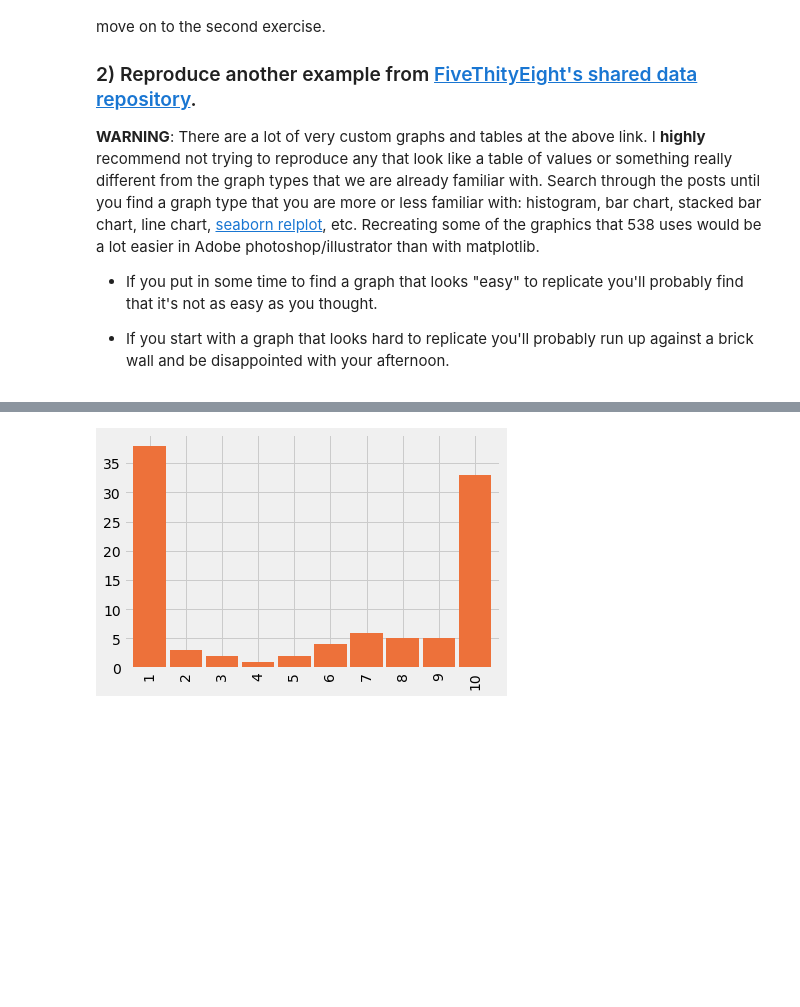
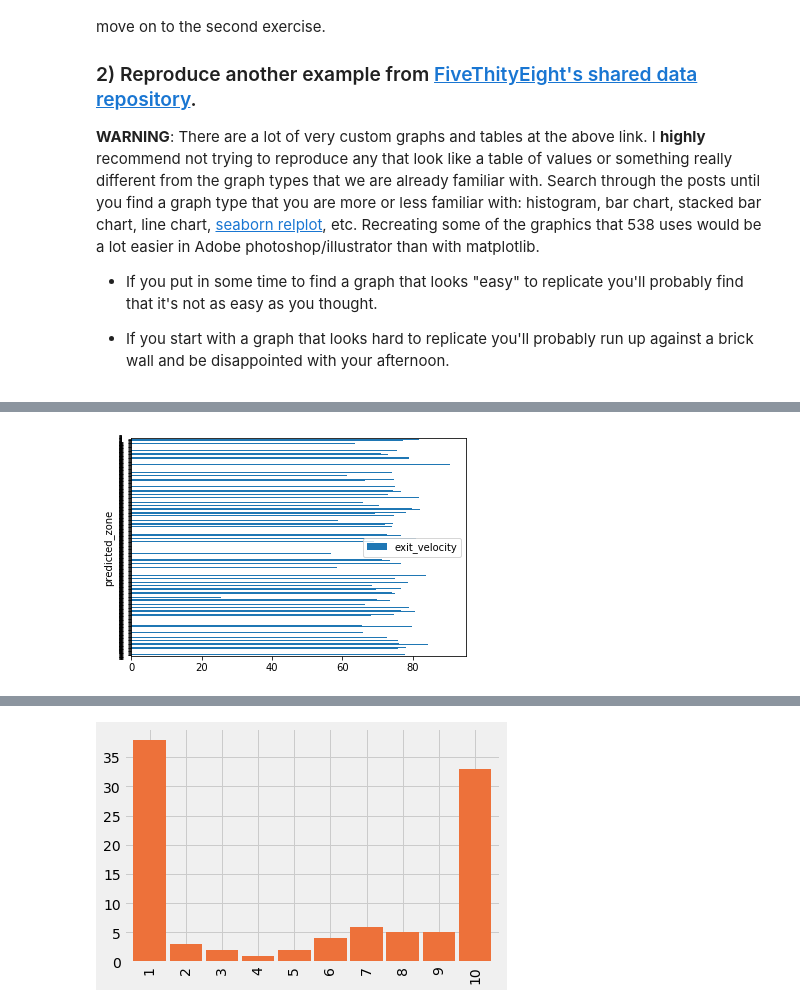
Before and after one commit to bloominstituteoftechnology/DS-Unit-1-Sprint-2-Data-Wrangling-and-Storytelling, a Jupyter notebook: Nicholas_George_Copy_of_LS_DS_123_Make_Explanatory_Visualizations_Assignment.ipynb, the cells around one changed output, grey strips where cells are left out. Cells and saved outputs as stored; diff of their text form; code cells hidden in the pictures; blank space fills up the shorter version.

```diff
--- a/Nicholas_George_Copy_of_LS_DS_123_Make_Explanatory_Visualizations_Assignment.ipynb
+++ b/Nicholas_George_Copy_of_LS_DS_123_Make_Explanatory_Visualizations_Assignment.ipynb
@@ -18,0 +54,12 @@ Once you have something that you're proud of, share your graph in the cohort cha
+# %%
+zone1_group = df.groupby('predicted_zone').get_group(1)
+zone2_group = df.groupby('predicted_zone').get_group(2)
+zone3_group = df.groupby('predicted_zone').get_group(3)
+zone4_group = df.groupby('predicted_zone').get_group(4)
+zone5_group = df.groupby('predicted_zone').get_group(5)
+zone6_group = df.groupby('predicted_zone').get_group(6)
+zone7_group = df.groupby('predicted_zone').get_group(7)
+# %%
+zone1_group.plot(x='predicted_zone', y='exit_velocity', kind='barh');
+# %% [output]
+[figure, added]
```
Also changed, not shown: parts of 10 cells of this notebook.
